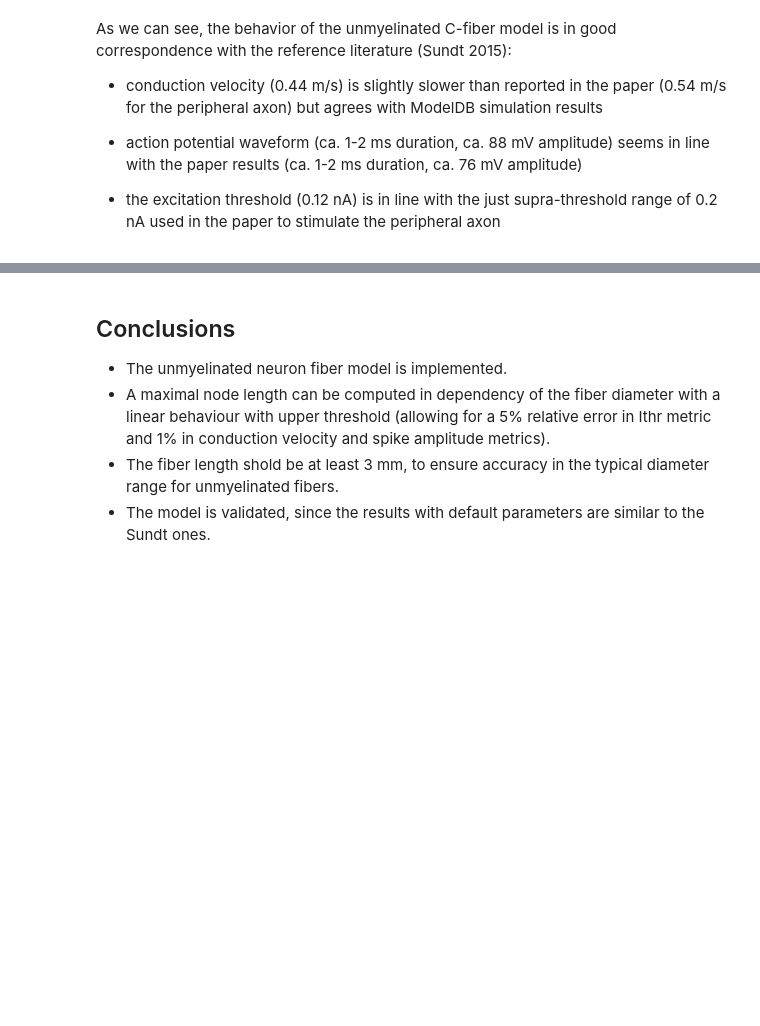
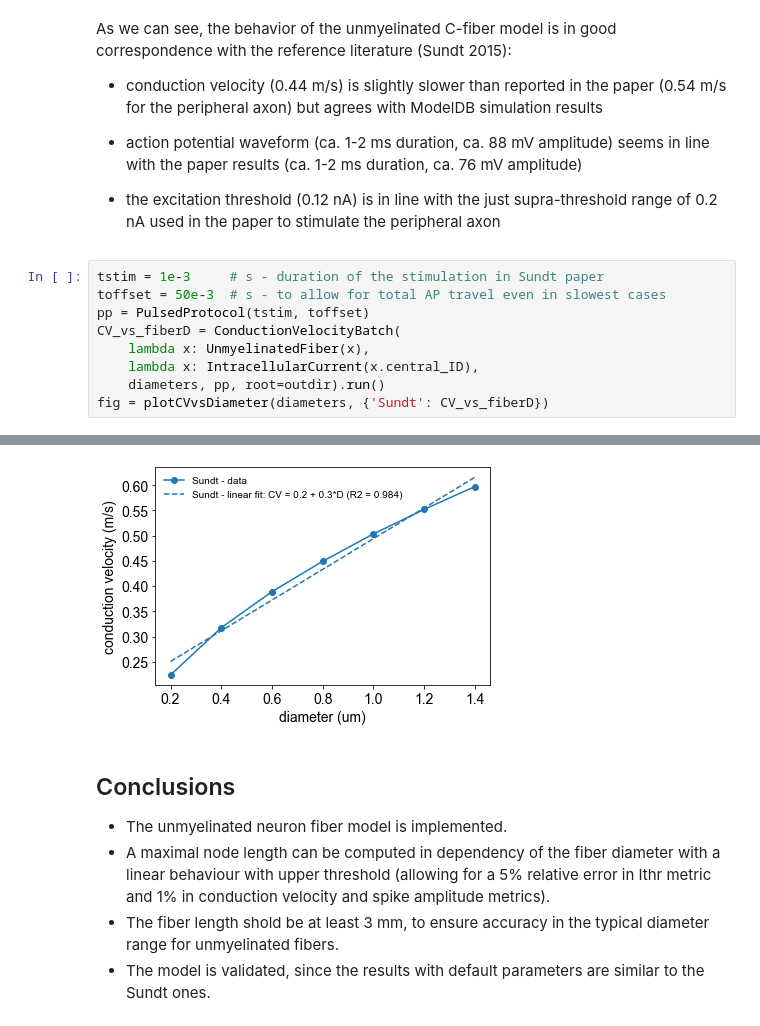
Before and after one commit to tjjlemaire/MorphoSONIC, a Jupyter notebook: notebooks/unmyelinated fiber - convergence.ipynb, the cells around one changed output, grey strips where cells are left out. Cells and saved outputs as stored; diff of their text form; blank space fills up the shorter version.

```diff
--- a/notebooks/unmyelinated fiber - convergence.ipynb
+++ b/notebooks/unmyelinated fiber - convergence.ipynb
@@ -375,3 +388,13 @@ As we can see, the behavior of the unmyelinated C-fiber model is in good corresp
 
 
 - the excitation threshold (0.12 nA) is in line with the just supra-threshold range of 0.2 nA used in the paper to stimulate the peripheral axon
+# %%
+tstim = 1e-3     # s - duration of the stimulation in Sundt paper
+toffset = 50e-3  # s - to allow for total AP travel even in slowest cases
+pp = PulsedProtocol(tstim, toffset)
+CV_vs_fiberD = ConductionVelocityBatch(
+    lambda x: UnmyelinatedFiber(x),
+    lambda x: IntracellularCurrent(x.central_ID),
+    diameters, pp, root=outdir).run()
+fig = plotCVvsDiameter(diameters, {'Sundt': CV_vs_fiberD})
+# %% [output]
@@ -378,3 +404,4 @@ As we can see, the behavior of the unmyelinated C-fiber model is in good corresp
+[figure, added]
 # %% [markdown]
 ## Conclusions
 - The unmyelinated neuron fiber model is implemented.
```
Also changed, not shown: parts of 10 cells of this notebook, 21 other files.
